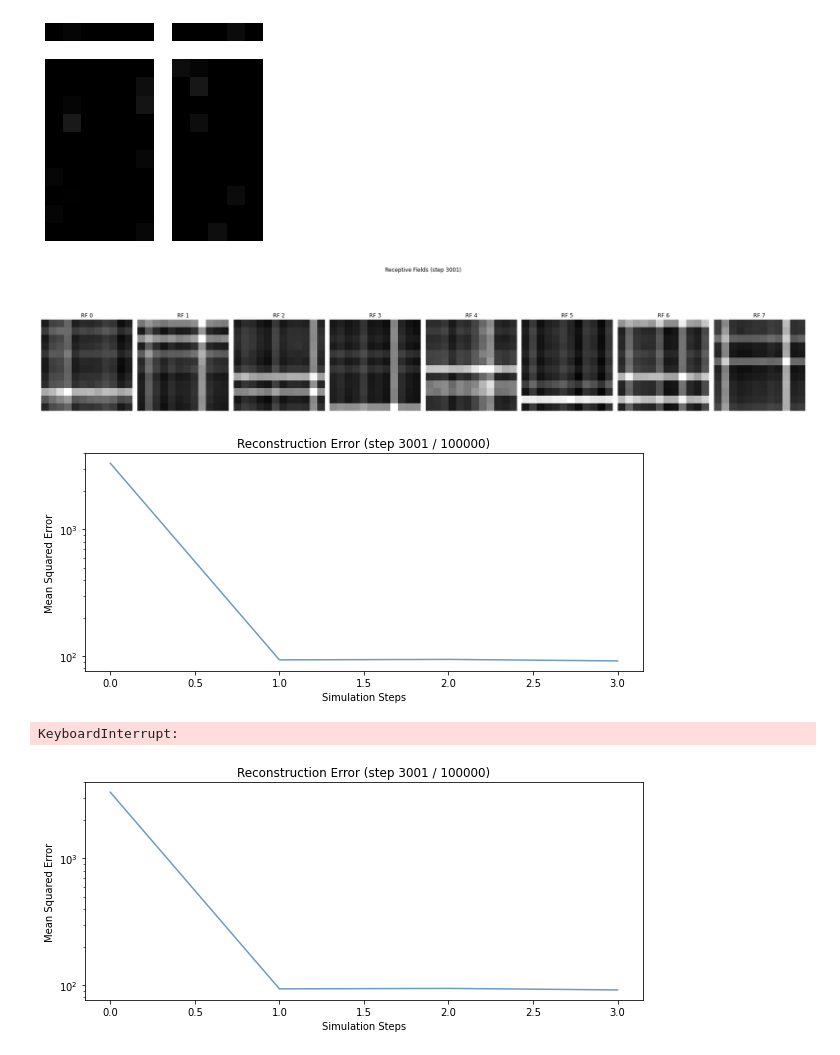
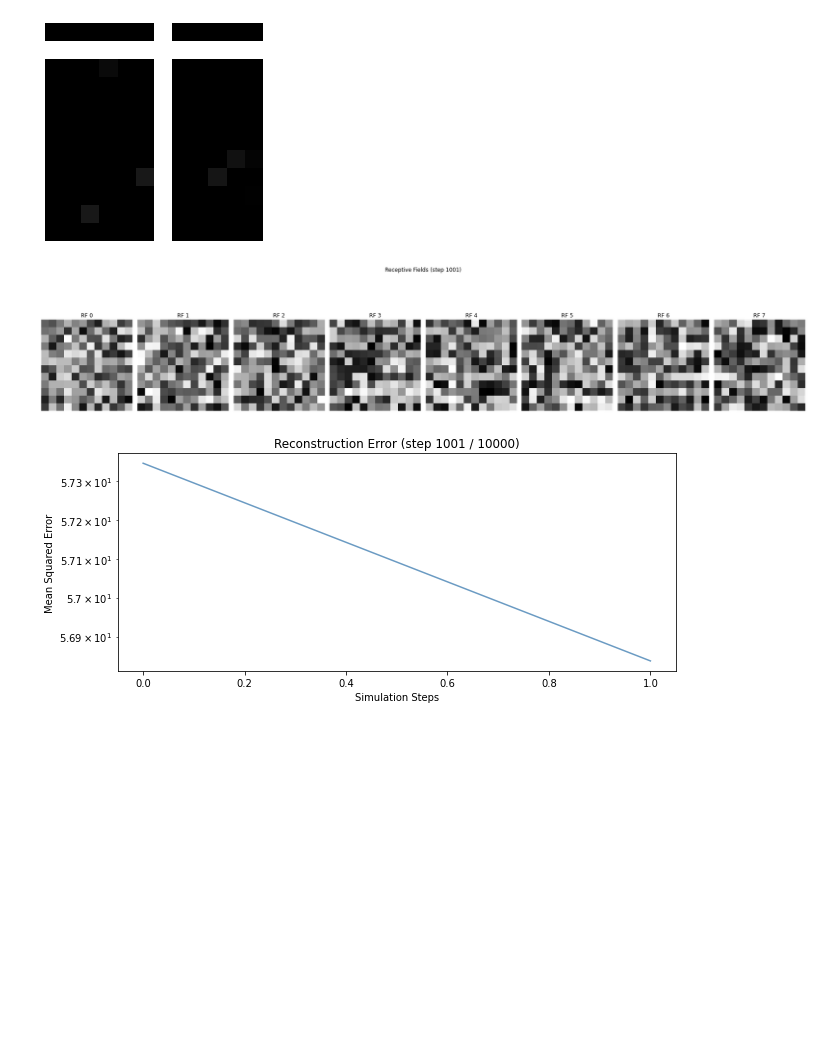
Before and after one commit to henri-edinb/predictive_learning, a Jupyter notebook: crossbar_non_gaussian.ipynb, the cells around one changed output. Saved outputs shown, nothing was run; the diff lists cells and outputs as text; code cells hidden in the pictures; blank space fills up the shorter version.

```diff
--- a/crossbar_non_gaussian.ipynb
+++ b/crossbar_non_gaussian.ipynb
@@ -22,7 +22,7 @@ plt.axis('off')
 [figure]
 # %%
 #select hyperparameters for the simulation
-num_steps = 100000
+num_steps = 10000
 
 #create a linear network with 50 units and change the w_rule rule accordingly (hebbian, bcm_abs, perceptron)
 network_params = LateralInhibitoryLayer.default_hparams(vg.get_shape())
@@ -40,6 +40,8 @@ network_params['m_init'] = 'random'
 network_params['m_lr'] = 0.001
 network_params['num_steps'] = 500
 network_params['step'] = 0.01
+network_params['normalize_w_weights'] = True
+network_params['normalize_p_weights'] = True
 #network_params['normalize_w_weights'] = True
 
 network = LateralInhibitoryLayer(network_params)
@@ -124,36 +126,34 @@ plt.quiver(
 
 plt.quiver(
     0, 0, inverse_m[0,1], inverse_m[1,1],                       # Starting point (0,0) and vector components (u, v)
     angles='xy', scale_units='xy', scale=0.5,  # Keeps vector scaling 1:1 with plot axes
     color='crimson', width=0.012,
 )
 plt.xlim(-5, 5)
 plt.ylim(-5, 5)
 plt.show()
 
 plt.plot(distance_from_identity_hebbian)
 plt.xlabel('Iterations')
 plt.ylabel('Distance from Identity')
 plt.show()
 
 plt.plot(consistency_error_hebbian)
 plt.xlabel('Iterations')
 plt.ylabel('Consistency Error')
 plt.show()
 
 plt.plot(second_moment_estimate_hebbian)
 plt.xlabel('Iterations')
 plt.ylabel('Output distance from Identity')
 plt.show()
 
 plt.plot(mse_error_hebbian)
 plt.xlabel('Iterations')
 plt.ylabel('MSE Error')
 plt.show()
 # %% [output]
-[figure, old version]
+[figure, new version]
-[figure, old version]
+[figure, new version]
-KeyboardInterrupt:
-[figure, removed]
 # %%
 #select hyperparameters for the simulation
```
Also changed, not shown: parts of 6 cells of this notebook, 3 other files.
